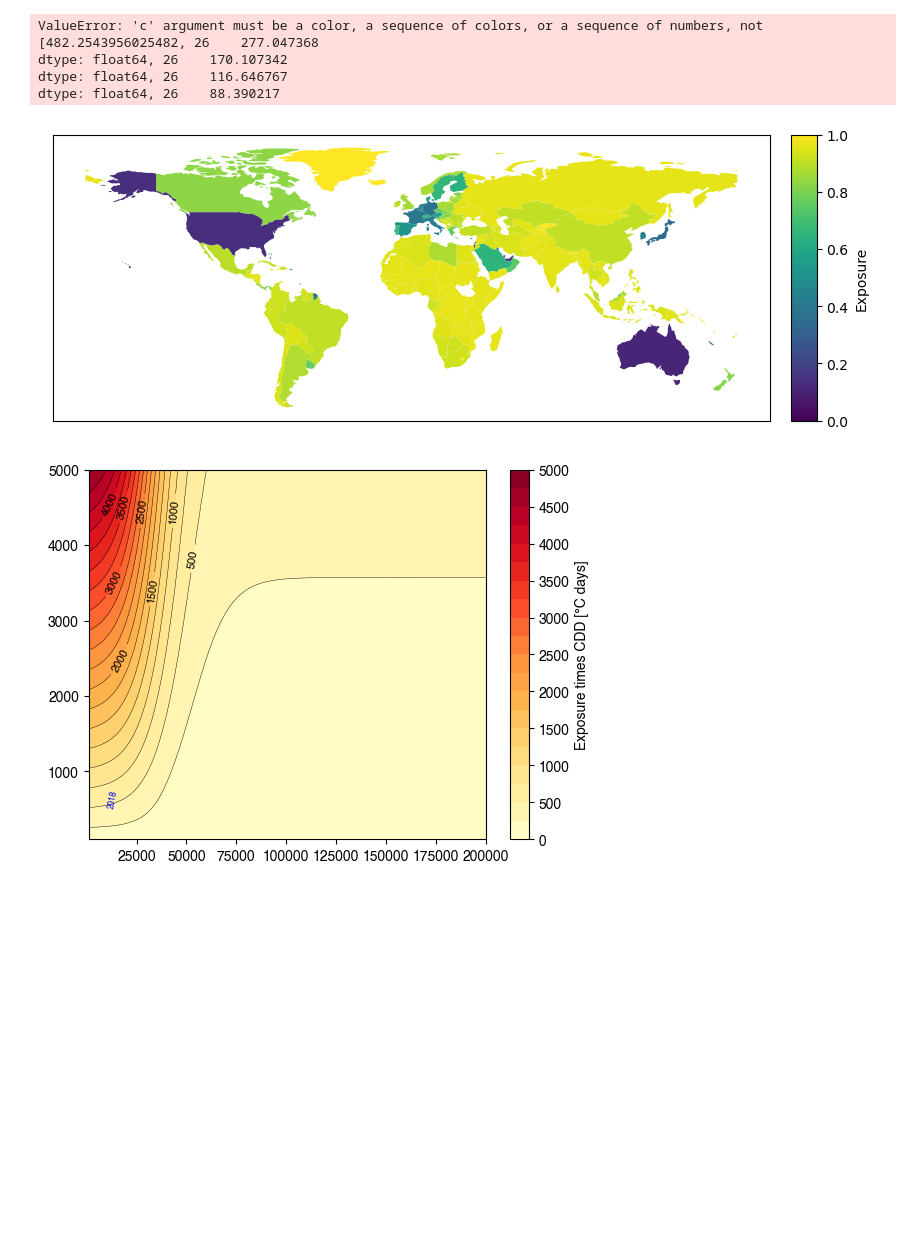
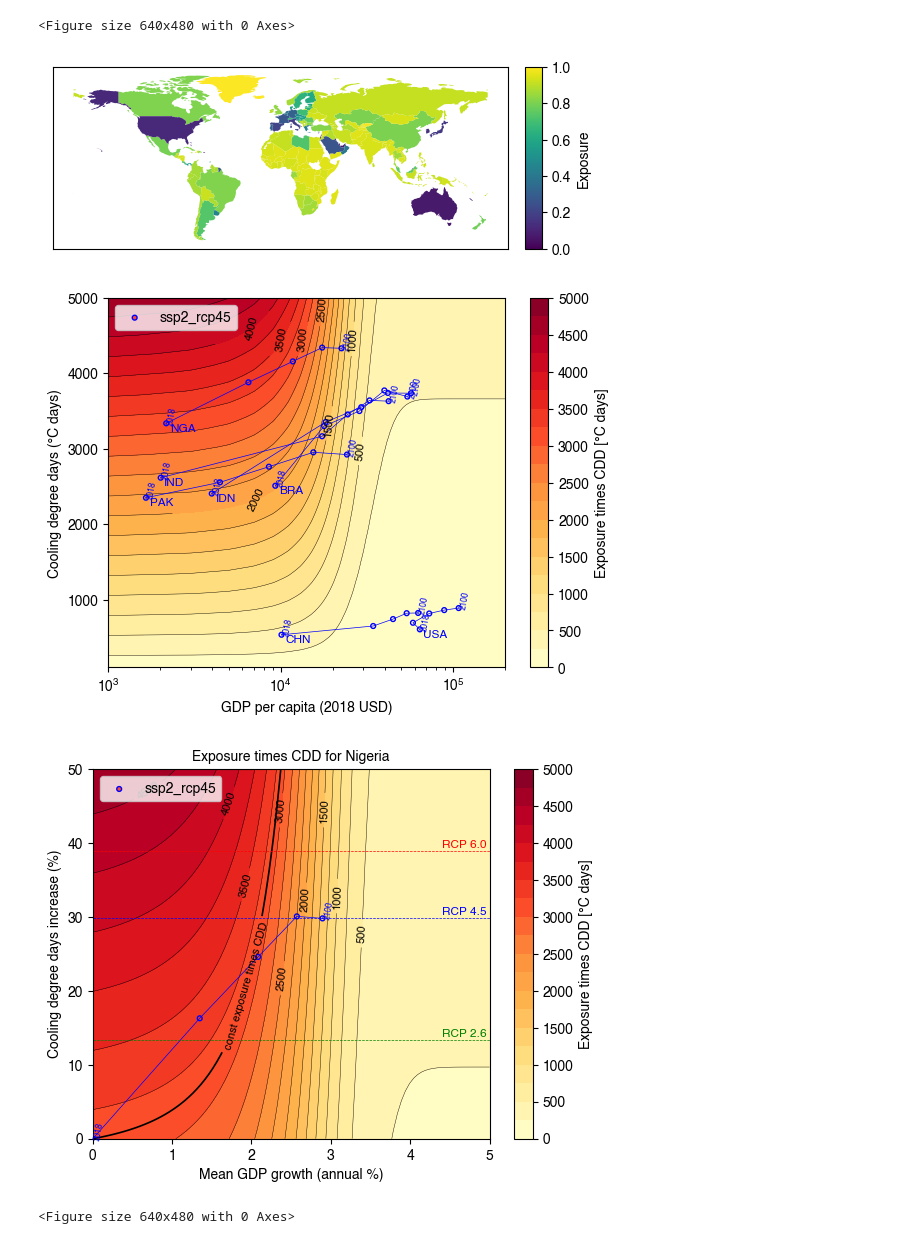
Before and after one commit to carnegie/clab_cooling_deficit_index, a Jupyter notebook: experienced_cdd_predictions.ipynb, the cells around one changed output. Cells and saved outputs as stored; diff of their text form; code cells hidden in the pictures; blank space fills up the shorter version.

```diff
--- a/experienced_cdd_predictions.ipynb
+++ b/experienced_cdd_predictions.ipynb
@@ -7,12 +8,18 @@ from utilities.plotting import plot_exposure_map, plot_exposure_contour, plot_gd
 # Load configuration from config.yaml
 with open("config.yaml", "r") as f:
     config = yaml.safe_load(f)
+
+with open('exposure_function_params.pkl', 'rb') as f:
+    params = pickle.load(f)
+
+def exposure_new(gdp, cdd):
+    return exposure_function(gdp, params['av_a'], params['av_b'], cdd, params['sat_a'], params['sat_b'], params['sat_c'])
 # %%
 # Read in historical AC, GDP, DD data
 ac_data_historical = read_ac_data('data_experiencedT/AC_data.csv')
 
 # Plot exposure map (supporting material)
-ac_data_map_geo = plot_exposure_map(ac_data_historical)
+plot_exposure_map(ac_data_historical, exposure_new)
 
 # Add predictions for DD_mean and GDP for the countries in ac_data
 dd_projections = read_projections(config, 'cdd', ac_data_historical)
@@ -20,41 +27,40 @@ gdp_projections = read_projections(config, 'gdp', ac_data_historical)
 
 # Merge the two dataframes
 merged_projections = pd.merge(dd_projections, gdp_projections, on='ISO3')
 
 # Combine historical and projections into one dataframe
 ac_data = pd.merge(ac_data_historical, merged_projections, on='ISO3')
 ac_data = ac_data.reset_index(drop=True)
 
 # Add column for historical exposure times CDD
 ac_data['exposure_times_cdd'] = exposure_new(ac_data['GDP'], ac_data['DD_mean'])*ac_data['DD_mean']
 
 # Plot exposure contour
 plot_exposure_contour(config, exposure_new, ac_data, x_y_ranges=[[100, 5000, 100],[1000, 200000, 100]],
                       name_tag='exposure_contour')
 
 # Plot contour for one country with x and y percent increase in CDD and GDP
 plot_exposure_contour(config, exposure_new, ac_data, x_y_ranges=[[0, 50, 100],[0, 5, 100]],
                     country='NGA', name_tag='exposure_contour_country_NGA')
 
 # Add historical GDP growth
 ac_data = add_historical_gdp_growth(ac_data, config)
 
 # Reset index to ISO3
-ac_data_map_geo.set_index('ISO3', inplace=True)
-ac_data.set_index('ISO3', inplace=True)
+# ac_data_map_geo.set_index('ISO3', inplace=True)
+# ac_data.set_index('ISO3', inplace=True)
 
 for scenario in [config['base_future_scenario']]:
 
     # Calculate GDP needed to keep exposure times CDD constant
-    gdp_const = gdp_from_cdd_exposure(ac_data['exposure_times_cdd'], ac_data['CDD_{0}_{1}'.format(scenario, config['future_years'][-1])])
+    gdp_const = gdp_from_cdd_exposure(ac_data['exposure_times_cdd'], ac_data['CDD_{0}_{1}'.format(scenario, config['future_years'][-1])], params)
     ac_data['gdp_const_{}'.format(scenario)] = calculate_average_gdp_growth(gdp_const, ac_data['GDP'], config['future_years'][-1] - config['ref_year'])
 
-    plot_gdp_increase_map(config, ac_data, ac_data_map_geo, scenario)
-    plot_gdp_increase_scatter(ac_data, scenario)
+    plot_gdp_increase_map(ac_data, scenario, exposure_new)
+    plot_gdp_increase_scatter(config, ac_data, scenario)
 # %% [output]
-ValueError: 'c' argument must be a color, a sequence of colors, or a sequence of numbers, not [482.2543956025482, 26    277.047368
-dtype: float64, 26    170.107342
-dtype: float64, 26    116.646767
-dtype: float64, 26    88.390217
+<Figure size 640x480 with 0 Axes>
-[figure, old version]
+[figure, new version]
-[figure, old version]
+[figure, new version]
+[figure, added]
+<Figure size 640x480 with 0 Axes>
```
Also changed, not shown: parts of 2 cells of this notebook, 7 other files.
